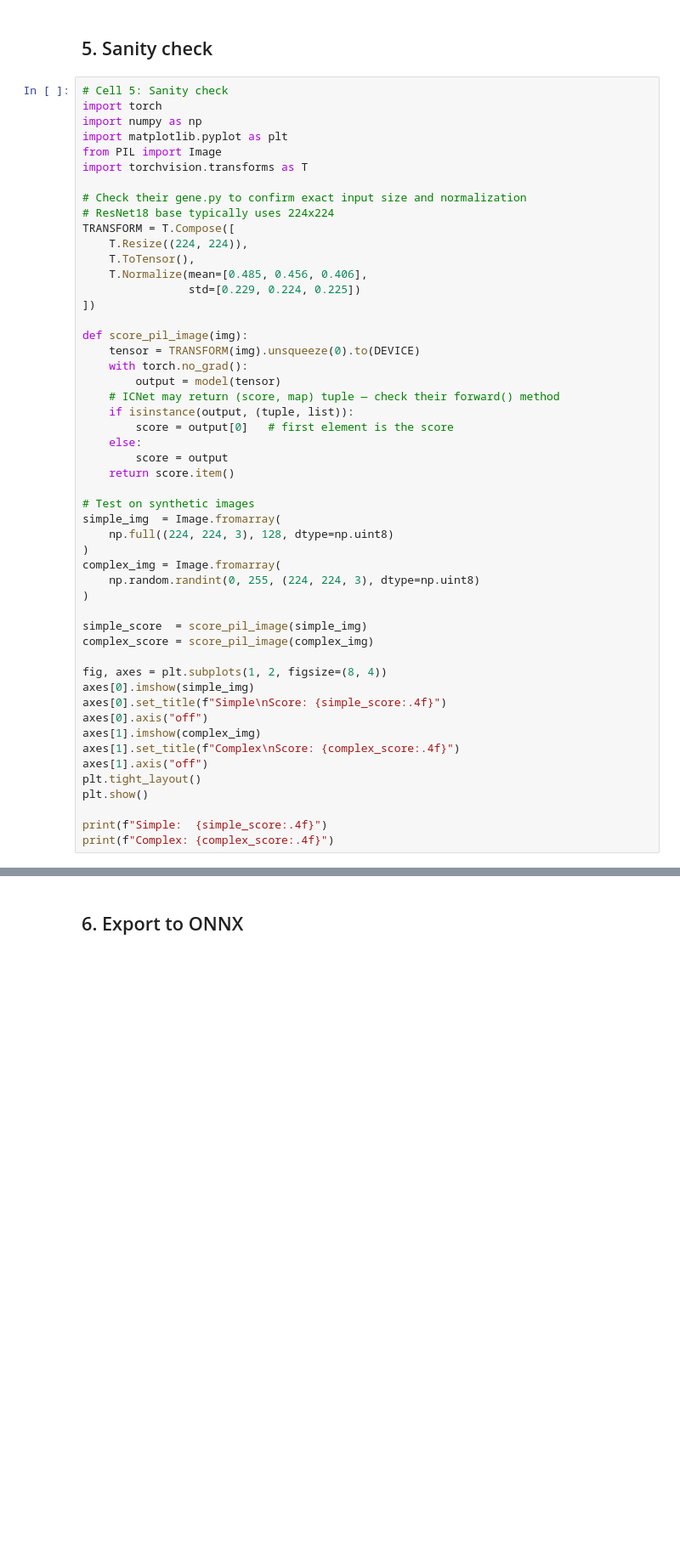
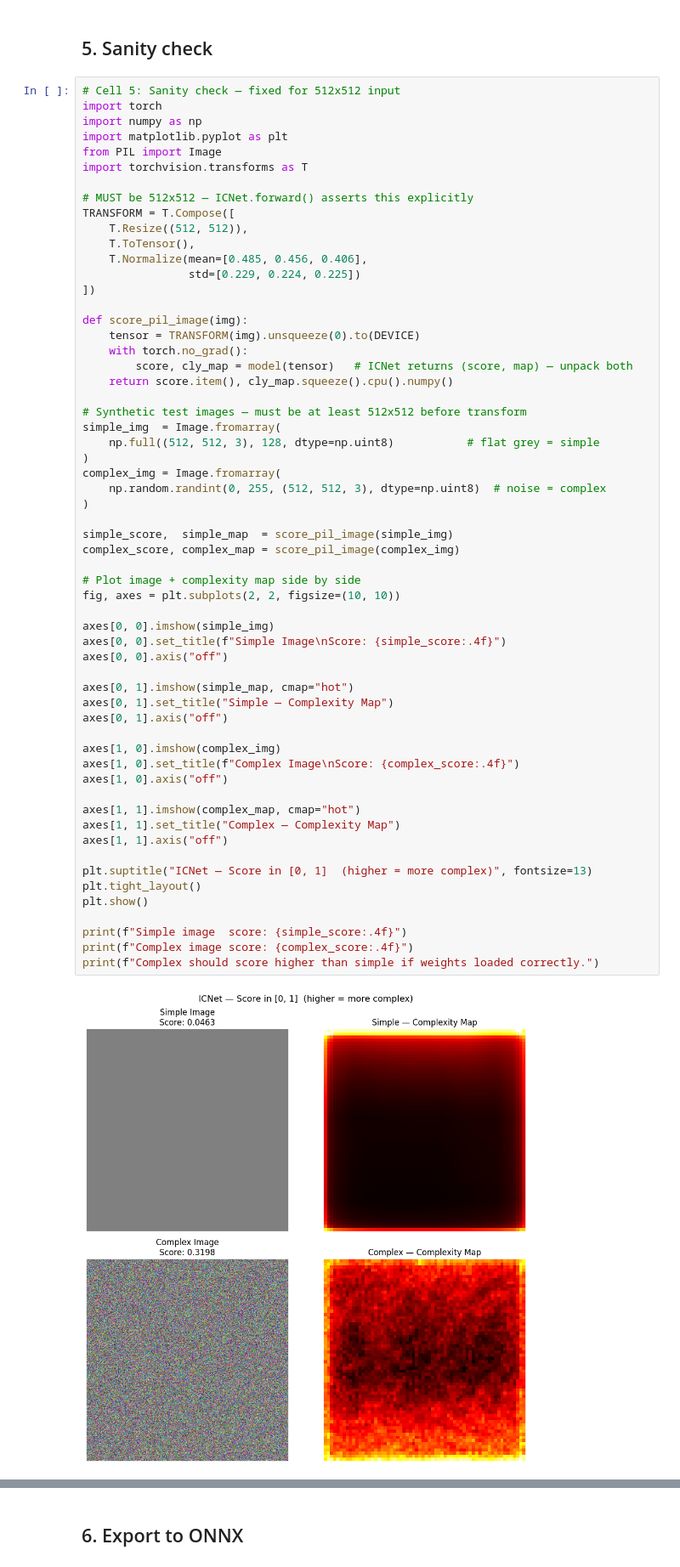
Before and after one commit to PederIngmar/ml-image-complexity, a Jupyter notebook: complexity_pipeline.ipynb, the cells around one changed output, grey strips where cells are left out. Shown at 85% size. Drawn from its saved outputs; the diff is of its cells as text; blank space fills up the shorter version.

```diff
--- a/complexity_pipeline.ipynb
+++ b/complexity_pipeline.ipynb
@@ -136,54 +173,63 @@ Note: scores are random until the head is fine-tuned — this is expected.
 # %% [markdown]
 ## 5. Sanity check
 # %%
-# Cell 5: Sanity check
+# Cell 5: Sanity check — fixed for 512x512 input
 import torch
 import numpy as np
 import matplotlib.pyplot as plt
 from PIL import Image
 import torchvision.transforms as T
 
-# Check their gene.py to confirm exact input size and normalization
-# ResNet18 base typically uses 224x224
+# MUST be 512x512 — ICNet.forward() asserts this explicitly
 TRANSFORM = T.Compose([
-    T.Resize((224, 224)),
+    T.Resize((512, 512)),
     T.ToTensor(),
     T.Normalize(mean=[0.485, 0.456, 0.406],
                 std=[0.229, 0.224, 0.225])
 ])
 
 def score_pil_image(img):
     tensor = TRANSFORM(img).unsqueeze(0).to(DEVICE)
     with torch.no_grad():
-        output = model(tensor)
-    # ICNet may return (score, map) tuple — check their forward() method
-    if isinstance(output, (tuple, list)):
-        score = output[0]   # first element is the score
-    else:
-        score = output
-    return score.item()
+        score, cly_map = model(tensor)   # ICNet returns (score, map) — unpack both
+    return score.item(), cly_map.squeeze().cpu().numpy()
 
-# Test on synthetic images
+# Synthetic test images — must be at least 512x512 before transform
 simple_img  = Image.fromarray(
-    np.full((224, 224, 3), 128, dtype=np.uint8)
+    np.full((512, 512, 3), 128, dtype=np.uint8)           # flat grey = simple
 )
 complex_img = Image.fromarray(
-    np.random.randint(0, 255, (224, 224, 3), dtype=np.uint8)
+    np.random.randint(0, 255, (512, 512, 3), dtype=np.uint8)  # noise = complex
 )
 
-simple_score  = score_pil_image(simple_img)
-complex_score = score_pil_image(complex_img)
+simple_score,  simple_map  = score_pil_image(simple_img)
+complex_score, complex_map = score_pil_image(complex_img)
 
-fig, axes = plt.subplots(1, 2, figsize=(8, 4))
-axes[0].imshow(simple_img)
-axes[0].set_title(f"Simple\nScore: {simple_score:.4f}")
-axes[0].axis("off")
-axes[1].imshow(complex_img)
-axes[1].set_title(f"Complex\nScore: {complex_score:.4f}")
-axes[1].axis("off")
+# Plot image + complexity map side by side
+fig, axes = plt.subplots(2, 2, figsize=(10, 10))
+
+axes[0, 0].imshow(simple_img)
+axes[0, 0].set_title(f"Simple Image\nScore: {simple_score:.4f}")
+axes[0, 0].axis("off")
+
+axes[0, 1].imshow(simple_map, cmap="hot")
+axes[0, 1].set_title("Simple — Complexity Map")
+axes[0, 1].axis("off")
+
+axes[1, 0].imshow(complex_img)
+axes[1, 0].set_title(f"Complex Image\nScore: {complex_score:.4f}")
+axes[1, 0].axis("off")
+
+axes[1, 1].imshow(complex_map, cmap="hot")
+axes[1, 1].set_title("Complex — Complexity Map")
+axes[1, 1].axis("off")
+
+plt.suptitle("ICNet — Score in [0, 1]  (higher = more complex)", fontsize=13)
 plt.tight_layout()
 plt.show()
 
-print(f"Simple:  {simple_score:.4f}")
-print(f"Complex: {complex_score:.4f}")
+print(f"Simple image  score: {simple_score:.4f}")
+print(f"Complex image score: {complex_score:.4f}")
+print(f"Complex should score higher than simple if weights loaded correctly.")
 # %% [output]
+[figure, added]
```
Also changed, not shown: parts of 15 cells of this notebook.
